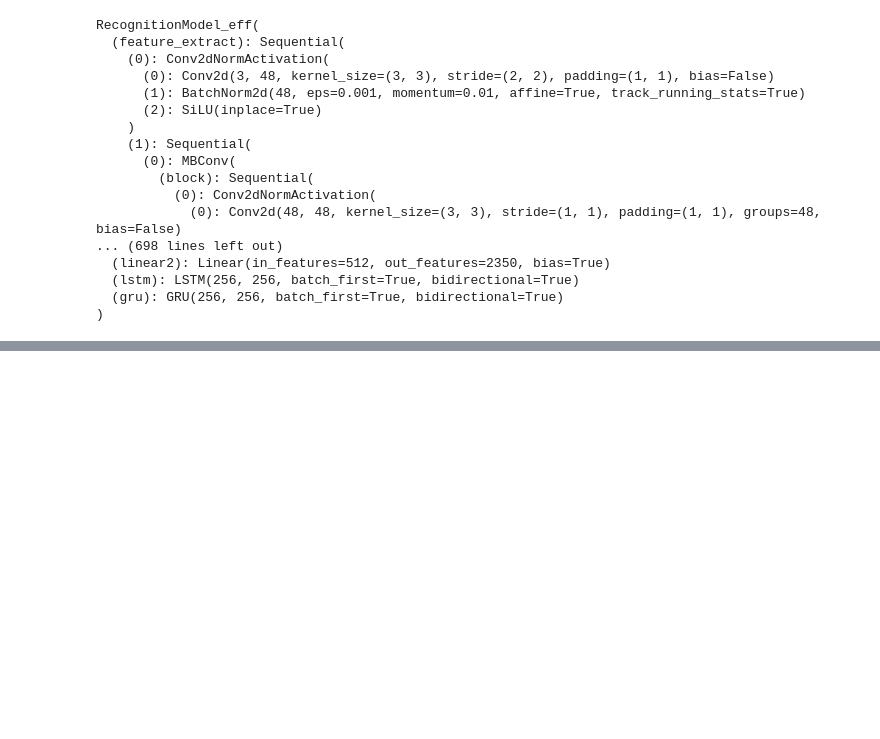
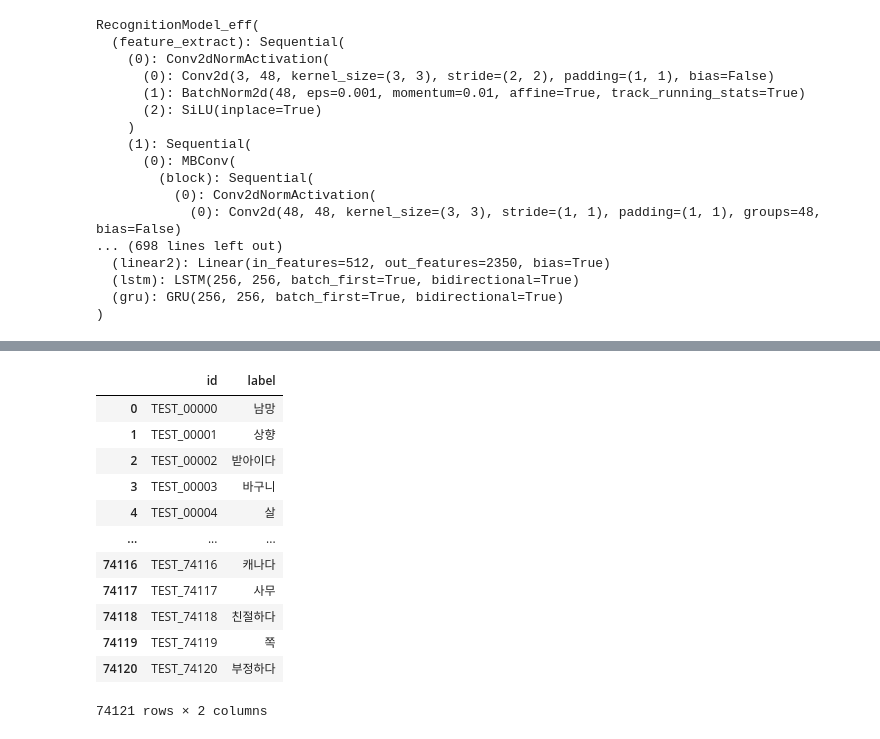
Before and after one commit to kimjunsu97/Dacon_KYOWON, a Jupyter notebook: Dacon_Kyowon.ipynb, the cells around one changed output, grey strips where cells are left out. Cells and saved outputs as stored; diff of their text form; code cells hidden in the pictures; blank space fills up the shorter version.

```diff
--- a/Dacon_Kyowon.ipynb
+++ b/Dacon_Kyowon.ipynb
@@ -480,5 +496,19 @@ submit.to_csv('./submission_80_eff_lstm_gray.csv', index=False)
 # %%
-sub_text = pd.read_csv('./submission_80_eff_lstm_gray.csv')
+sub_text = pd.read_csv('./submission/submission_30_eff_lstm_cutmix.csv')
 sub_text
+# %% [output]
+|  | id | label |
+| 0 | TEST_00000 | 남망 |
+| 1 | TEST_00001 | 상향 |
+| 2 | TEST_00002 | 받아이다 |
+| 3 | TEST_00003 | 바구니 |
+| 4 | TEST_00004 | 살 |
+| ... | ... | ... |
+| 74116 | TEST_74116 | 캐나다 |
+| 74117 | TEST_74117 | 사무 |
+| 74118 | TEST_74118 | 친절하다 |
+| 74119 | TEST_74119 | 쪽 |
+| 74120 | TEST_74120 | 부정하다 |
+74121 rows × 2 columns
 # %%
 # cutmix사용 혹은 ATTENTION 구조 사용
```
Also changed, not shown: parts of 20 cells of this notebook, 14 other files.
